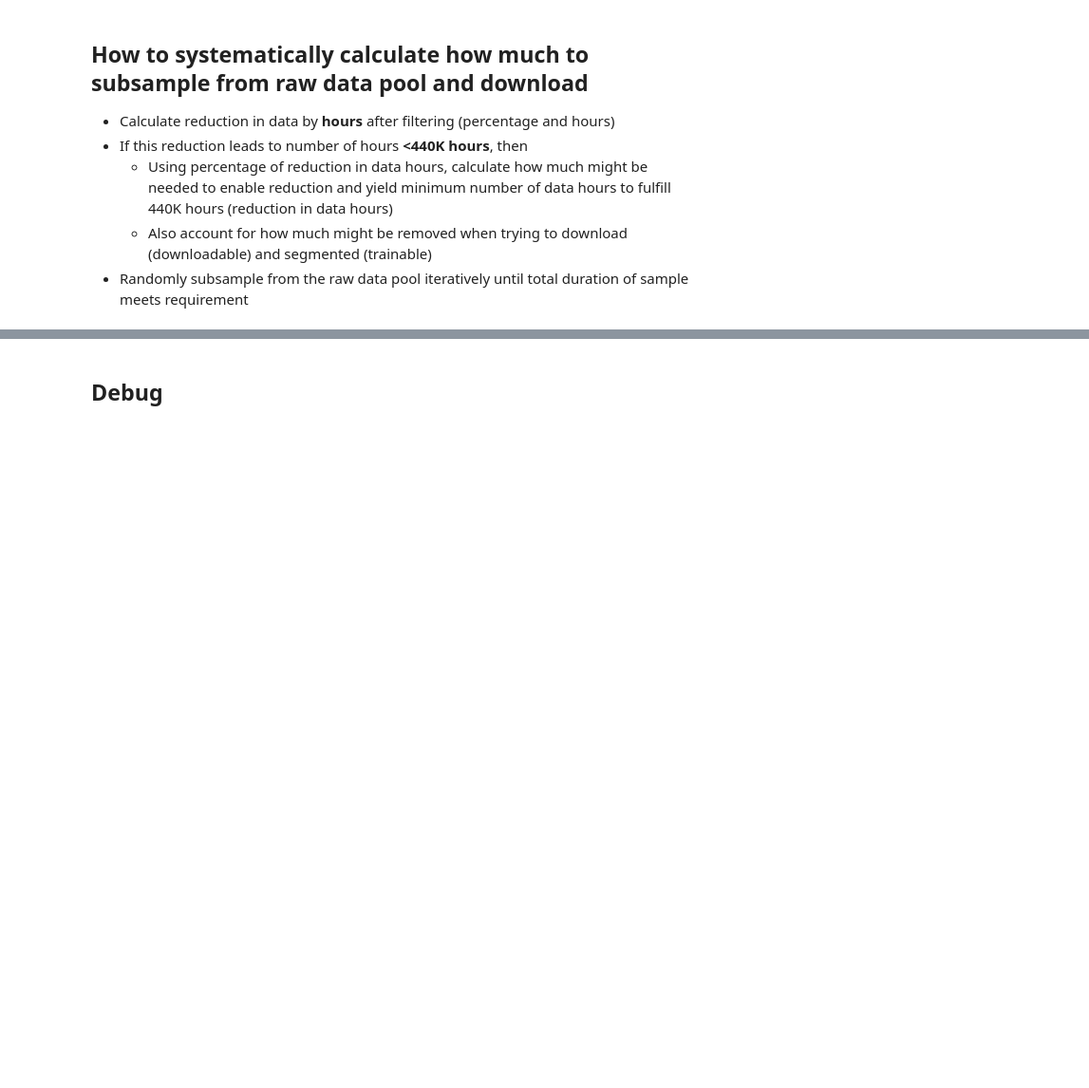
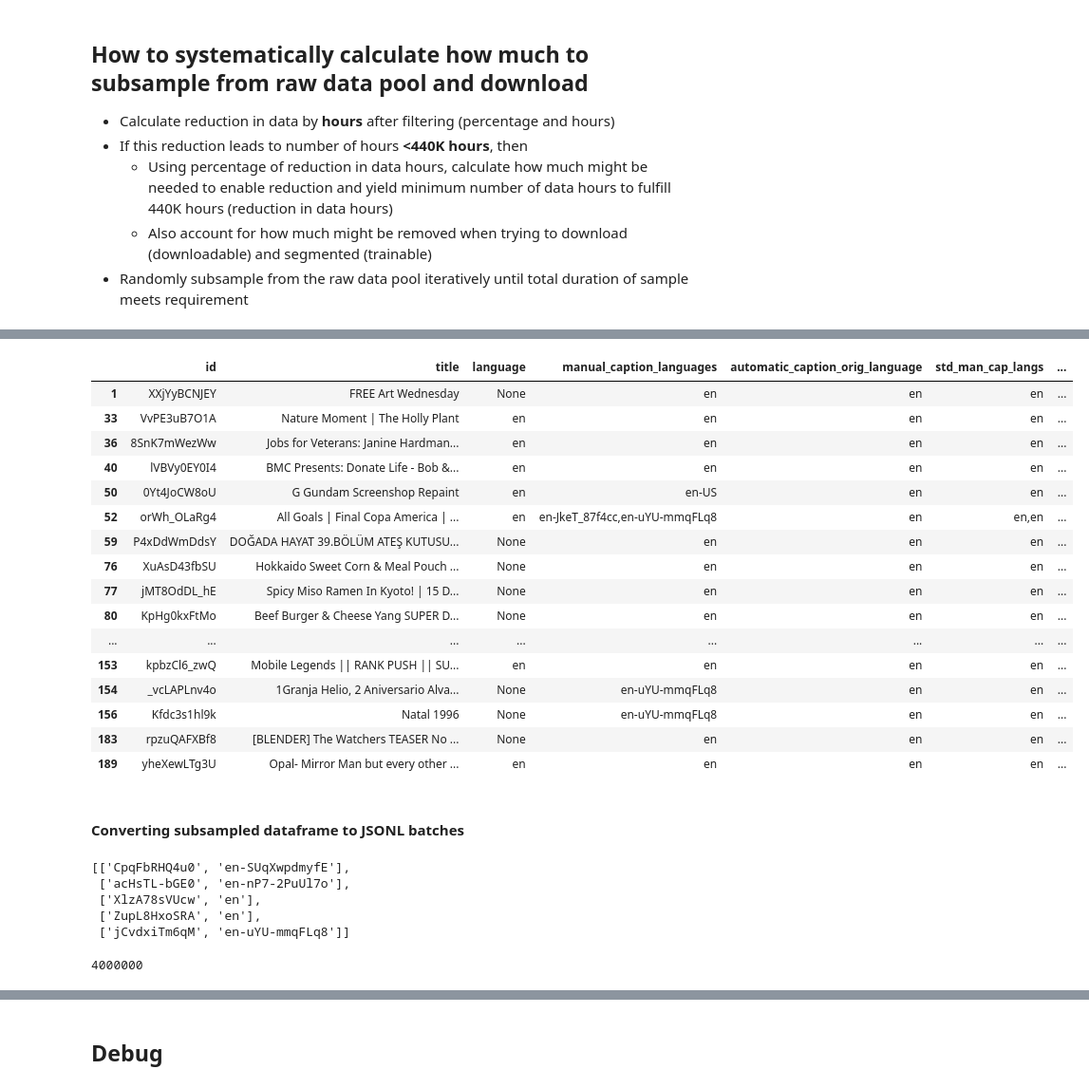
Before and after one commit to allenai/OLMoASR, a Jupyter notebook: notebooks/data_eda.ipynb, the cells around one changed output, grey strips where cells are left out. Shown at 95% size. Drawn from its saved outputs; the diff is of its cells as text; code cells hidden in the pictures; blank space fills up the shorter version.

Commit message:
updating data EDA notebook

```diff
--- a/notebooks/data_eda.ipynb
+++ b/notebooks/data_eda.ipynb
@@ -1619,0 +973,2 @@ with open("data/metadata/approx_en_only.txt", "r") as f:
+# %%
+subsampled_ids = subsample_data(df=only_en_man_auto, per_iter_sample=1000000, hours_to_subsample=700000)
@@ -1619,0 +986,2 @@ with open("data/metadata/approx_en_only.txt", "r") as f:
+# %%
+subsampled_df = not_downloaded_df[not_downloaded_df["id"].isin(subsampled_ids)]
@@ -1619,0 +1003,2 @@ with open("data/metadata/approx_en_only.txt", "r") as f:
+# %%
+subsampled_df["man_cap_langs_list"] = subsampled_df["manual_caption_languages"].apply(lambda langs: langs.split(","))
@@ -1619,0 +1011,3 @@ with open("data/metadata/approx_en_only.txt", "r") as f:
+# %%
+rng = np.random.default_rng(42)
+subsampled_df["download_lang"] = subsampled_df["man_cap_langs_list"].apply(lambda langs: rng.choice(langs) if len(langs) > 0 else langs[0])
@@ -1619,0 +1020,37 @@ with open("data/metadata/approx_en_only.txt", "r") as f:
+# %%
+view_lang_cols(subsampled_df, 20)
+# %% [output]
+|  | id | title | language | manual_caption_languages | automatic_caption_orig_language | std_man_cap_langs | ... |
+| 1 | XXjYyBCNJEY | FREE Art Wednesday | None | en | en | en | ... |
+| 33 | VvPE3uB7O1A | Nature Moment | The Holly Plant | en | en | en | en | ... |
+| 36 | 8SnK7mWezWw | Jobs for Veterans: Janine Hardman... | en | en | en | en | ... |
+| 40 | lVBVy0EY0I4 | BMC Presents: Donate Life - Bob &... | en | en | en | en | ... |
+| 50 | 0Yt4JoCW8oU | G Gundam Screenshop Repaint | en | en-US | en | en | ... |
+| 52 | orWh_OLaRg4 | All Goals | Final Copa America | ... | en | en-JkeT_87f4cc,en-uYU-mmqFLq8 | en | en,en | ... |
+| 59 | P4xDdWmDdsY | DOĞADA HAYAT 39.BÖLÜM ATEŞ KUTUSU... | None | en | en | en | ... |
+| 76 | XuAsD43fbSU | Hokkaido Sweet Corn & Meal Pouch ... | None | en | en | en | ... |
+| 77 | jMT8OdDL_hE | Spicy Miso Ramen In Kyoto! | 15 D... | None | en | en | en | ... |
+| 80 | KpHg0kxFtMo | Beef Burger & Cheese Yang SUPER D... | None | en | en | en | ... |
+| ... | ... | ... | ... | ... | ... | ... | ... |
+| 153 | kpbzCl6_zwQ | Mobile Legends || RANK PUSH || SU... | en | en | en | en | ... |
+| 154 | _vcLAPLnv4o | 1Granja Helio, 2 Aniversario Alva... | None | en-uYU-mmqFLq8 | en | en | ... |
+| 156 | Kfdc3s1hl9k | Natal 1996 | None | en-uYU-mmqFLq8 | en | en | ... |
+| 183 | rpzuQAFXBf8 | [BLENDER] The Watchers TEASER No ... | None | en | en | en | ... |
+| 189 | yheXewLTg3U | Opal- Mirror Man but every other ... | en | en | en | en | ... |
+# %% [markdown]
+#### Converting subsampled dataframe to JSONL batches
+# %%
+rng = np.random.default_rng(42)
+shuffled_subsampled_ids_langs = subsampled_df[["id", "download_lang"]].values.tolist()
+rng.shuffle(shuffled_subsampled_ids_langs)
+shuffled_subsampled_ids_langs[:5]
+# %% [output]
+[['CpqFbRHQ4u0', 'en-SUqXwpdmyfE'],
+ ['acHsTL-bGE0', 'en-nP7-2PuUl7o'],
+ ['XlzA78sVUcw', 'en'],
+ ['ZupL8HxoSRA', 'en'],
+ ['jCvdxiTm6qM', 'en-uYU-mmqFLq8']]
+# %%
+len(shuffled_subsampled_ids_langs)
+# %% [output]
+4000000
```
Also changed, not shown: parts of 303 cells of this notebook.
